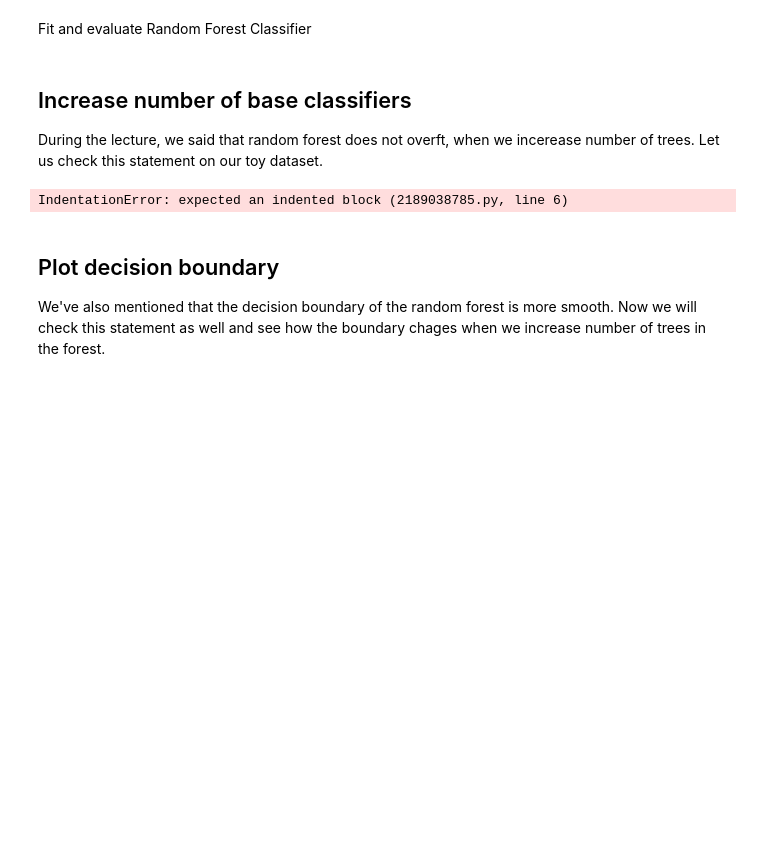
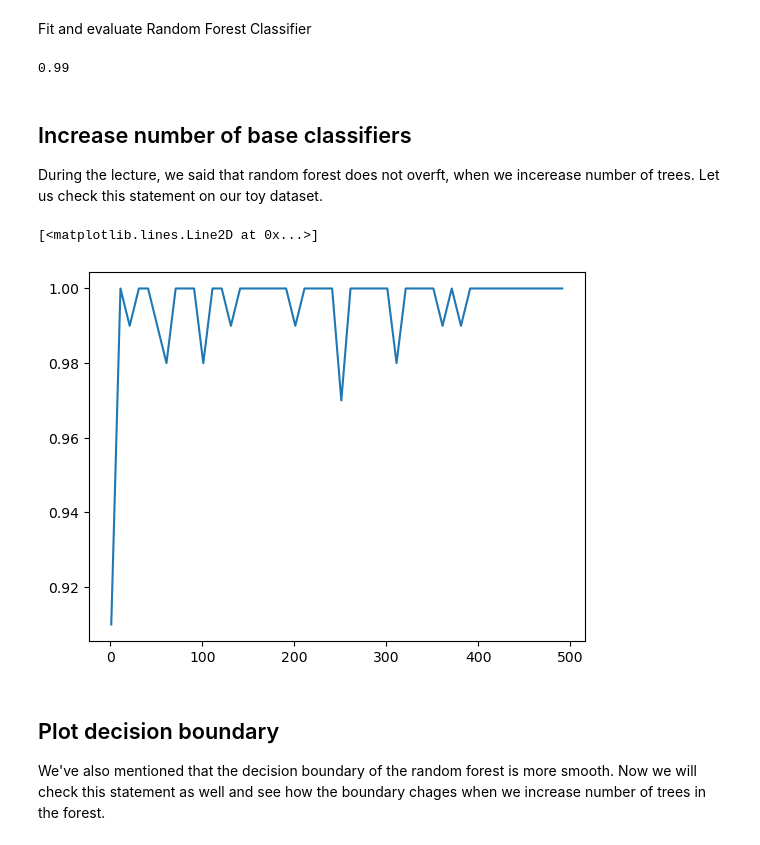
Before and after one commit to Gawainus/hse, a Jupyter notebook: mda_machine_learning/week6/part_1.ipynb, the cells around one changed output. Cells and saved outputs as stored; diff of their text form; code cells hidden in the pictures; blank space fills up the shorter version.

```diff
--- a/mda_machine_learning/week6/part_1.ipynb
+++ b/mda_machine_learning/week6/part_1.ipynb
@@ -27,7 +27,12 @@ Fit and evaluate Random Forest Classifier
 from sklearn.ensemble import RandomForestClassifier
 
 # define the model
+rf = RandomForestClassifier()
 
 # train
+rf.fit(X, y)
 
-# compute score on test data
+# compute score on test datab
+rf.score(X_test, y_test)
+# %% [output]
+0.99
@@ -40,11 +48,17 @@ scores = []
 tr = np.arange(1, 500, 10)
 
 for n_trees in tr:
-    # YOUR CODE HERE
+    rf = RandomForestClassifier(n_estimators=n_trees)
+    rf.fit(X, y)
+
+    sc = rf.score(X_test, y_test)
+    scores.append(sc)
-# %% [output]
-IndentationError: expected an indented block (2189038785.py, line 6)
 # %%
 # plot score w.r.t. number of trees
+plt.plot(tr, scores)
+# %% [output]
+[<matplotlib.lines.Line2D at 0x...>]
+[figure, added]
 # %% [markdown]
 ## Plot decision boundary
 
```
Also changed, not shown: parts of 4 cells of this notebook.
